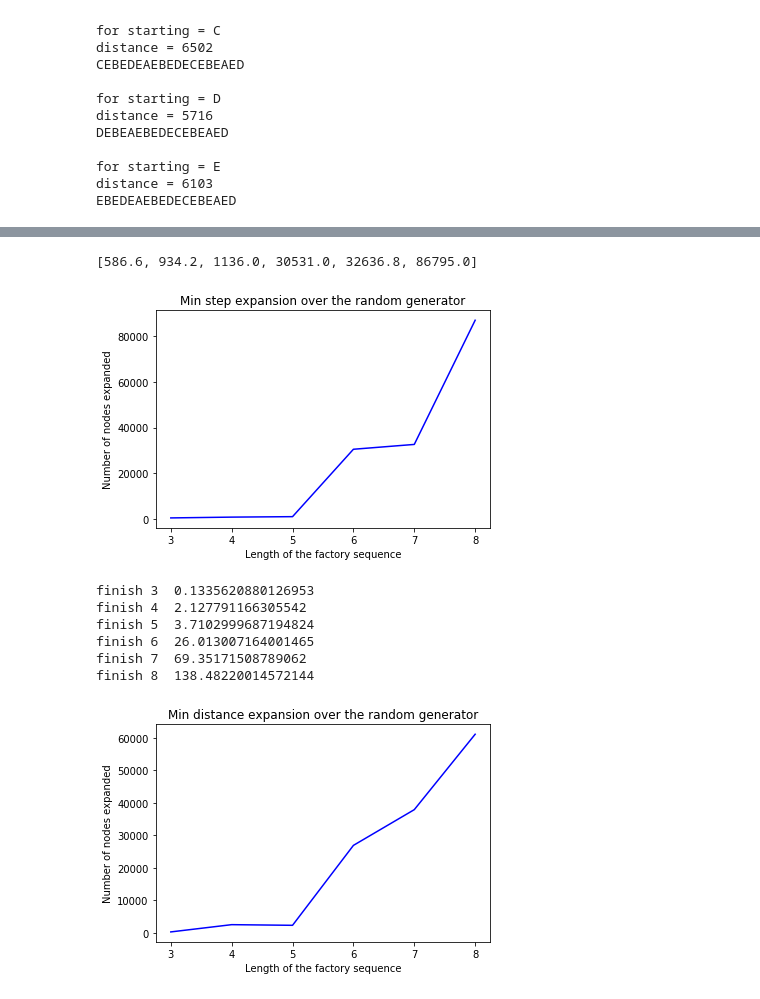
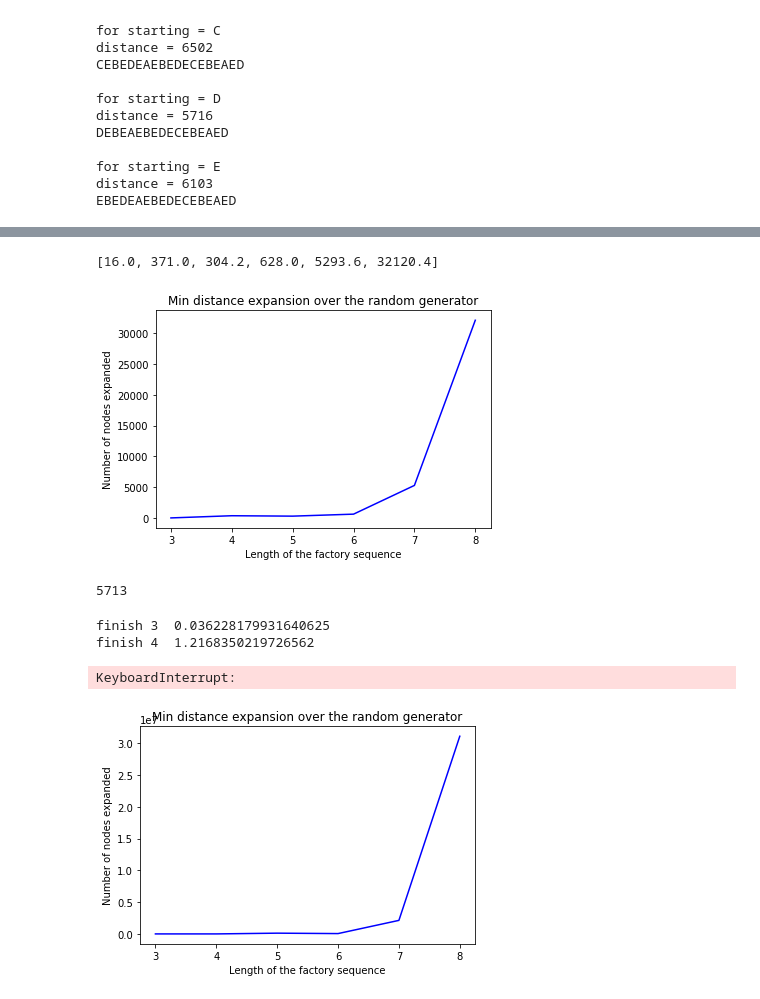
Before and after one commit to crispyricky/Artificial-Intelligent-Python, a Jupyter notebook: MP2/1.1 Siping/1.1 Refined.ipynb, the cells around one changed output, grey strips where cells are left out. Saved outputs shown, nothing was run; the diff lists cells and outputs as text; code cells hidden in the pictures.

```diff
--- a/MP2/1.1 Siping/1.1 Refined.ipynb
+++ b/MP2/1.1 Siping/1.1 Refined.ipynb
@@ -66,6 +73,15 @@ class node():
     def __hash__(self):
         return hash(self.__key())
 # %%
+def get_table_dijk(node,factory,W):
+    table = node.last_table.copy()
+    for num, i in enumerate (table):
+        for j in range(len(i)):
+            if i[j] == 1:
+                if W[num+1][j+1] == factory: i[j] = i[j] - 1
+                break;
+    return table, node.last_table.sum() == table.sum()
+
 def h_min_dis(node,factory,W):
     table = node.last_table.copy()
     temp = node.cur_factory
@@ -81,7 +97,7 @@ def h_min_dis(node,factory,W):
             if i[j] == 1:
                 if W[num+1][j+1] == factory: i[j] = i[j] - 1
                 break;
-    return table,fscore
+    return table,fscore,node.last_table.sum() == table.sum()
 
 def h_min_step(node,factory,W):
     '''
@@ -98,7 +114,7 @@ def h_min_step(node,factory,W):
             if i[j] == 1:
                 if W[num+1][j+1] == factory: i[j] = i[j] - 1
                 break;
-    return table,fscore
+    return table,fscore,node.last_table.sum() == table.sum()
 
 def get_gscore_dist(city1,city2):
     return Distance[fac_dict[city1]][fac_dict[city2]]
@@ -129,7 +145,7 @@ def A_star(start,hu,get_func,N=5,W=W_):
     node_expanded=1
     hu_table = np.ones((5,N))
     initnode = node(start,hu_table,gscore=0,fscore=25.0)
-    table,fscore = hu(initnode,start,W)
+    table,fscore,tf = hu(initnode,start,W)
     start_node = node(start,table,gscore=0,fscore=fscore,parent=start)
     close_set = {}
     open_set = []
@@ -143,7 +159,8 @@ def A_star(start,hu,get_func,N=5,W=W_):
         close_set[get_close(cur_node.last_table)]=cur_node.gscore
         for city in cities:
             if city == cur_node.cur_factory: continue
-            table,fscore = hu(cur_node,city,W)
+            table,fscore,tf = hu(cur_node,city,W)
+            if(tf):continue
             cost = cur_node.gscore+get_func(cur_node.cur_factory,city)
             if get_close(table) in close_set:
                 if close_set[get_close(table)] < cost:
@@ -243,3 +260,16 @@ def random_generator(N):
                     tt[j][i] = math.floor(random.random()*5)
             Generated[j+1][i+1] = rev_fac_dict[int(tt[j][i])]
     return Generated
+# %%
+total_step = []
+N = 8
+start = time.time()
+for N in range(3,9):
+#     for i in range(50):
+    temp = 0
+    W = random_generator(N)
+#         pprint.pprint(W)
+    retv,ndexpnd = A_star('A',h_min_step,get_step,N = N, W = W)
+    temp = temp + ndexpnd
+    total_step.append(temp)
+    print('finish',N,'',time.time()-start)
@@ -267,13 +316,13 @@ finish 8  118.59636569023132
-# %%
-total
-# %% [output]
-[586.6, 934.2, 1136.0, 30531.0, 32636.8, 86795.0]
+# %%
+total_dist
+# %% [output]
+[16.0, 371.0, 304.2, 628.0, 5293.6, 32120.4]
 # %%
-plt.plot(list(range(3,9)), total, 'b')
+plt.plot(list(range(3,9)), total_dist, 'b')
 plt.axis()
 plt.xlabel('Length of the factory sequence')
 plt.ylabel('Number of nodes expanded')
-plt.title('Min step expansion over the random generator')
+plt.title('Min distance expansion over the random generator')
 plt.show()
 # %% [output]
-[figure, old version]
+[figure, new version]
@@ -279,0 +341,4 @@ plt.show()
+# %%
+print(dis)
+# %% [output]
+5713
@@ -280,5 +373,5 @@ plt.show()
 # %%
-total = []
+total_uni = []
 N = 8
 start = time.time()
 for N in range(3,9):
@@ -286,15 +379,11 @@ for N in range(3,9):
     temp = 0
     W = random_generator(N)
 #         pprint.pprint(W)
-    for t in Starting_Point:
-        retv,ndexpnd = A_star(t,h_min_dis,get_gscore_dist,N = N, W = W)
-        temp = temp + ndexpnd
-    total.append(temp/len(Starting_Point))
+    retv,ndexpnd = Uniform('A',N = N, W = W)
+    temp = temp + ndexpnd
+    total_uni.append(temp)
     print('finish',N,'',time.time()-start)
 # %% [output]
-finish 3  0.1335620880126953
-finish 4  2.127791166305542
-finish 5  3.7102999687194824
-finish 6  26.013007164001465
-finish 7  69.35171508789062
-finish 8  138.48220014572144
+finish 3  0.036228179931640625
+finish 4  1.2168350219726562
+KeyboardInterrupt:
@@ -303,9 +390,11 @@ res = [289.8, 803.4, 5632.4, 3704.6, 22579.6, 166241.4]
+# %%
+total_uni = [837, 799, 123762, 54487, 2141711, 31345342]
 # %%
-plt.plot(list(range(3,9)), total, 'b')
+plt.plot(list(range(3,9)), diff(total_step,total_uni), 'b')
 plt.axis()
 plt.xlabel('Length of the factory sequence')
 plt.ylabel('Number of nodes expanded')
 plt.title('Min distance expansion over the random generator')
 plt.show()
 # %% [output]
-[figure, old version]
+[figure, new version]
```
Also changed, not shown: parts of 10 cells of this notebook, 1 other file.
